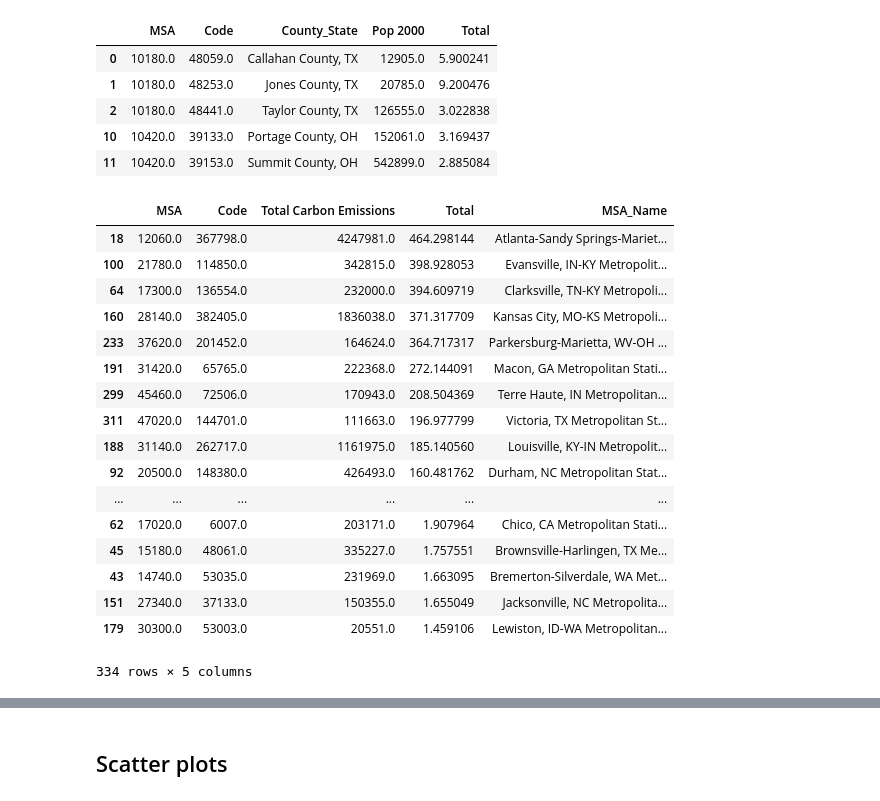
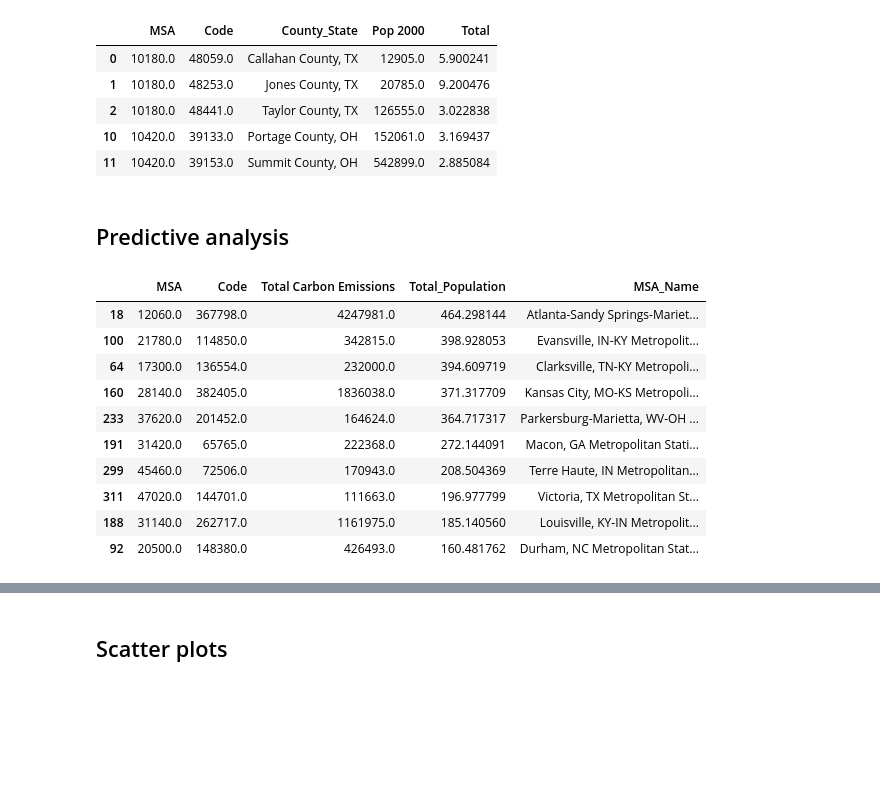
Before and after one commit to esanzglez/Study_of_Optimal_City, a Jupyter notebook: Study_Optimal_City.ipynb, the cells around one changed output, grey strips where cells are left out. Saved outputs shown, nothing was run; the diff lists cells and outputs as text; code cells hidden in the pictures; blank space fills up the shorter version.

```diff
--- a/Study_Optimal_City.ipynb
+++ b/Study_Optimal_City.ipynb
@@ -65,25 +66,4 @@ SMA_Name.MSA = SMA_Name.MSA*10.0
 # %%
 MSA_total = pd.merge(MSAs,SMA_Name, on= 'MSA')
 # %%
-MSA_sort = MSA_total.sort_values('Total', ascending =False)
+MSA_sort = MSA_total.sort_values('Total_Population', ascending =False)
-# %%
-MSA_sort.sort
-# %% [output]
-|  | MSA | Code | Total Carbon Emissions | Total | MSA_Name |
-| 18 | 12060.0 | 367798.0 | 4247981.0 | 464.298144 | Atlanta-Sandy Springs-Mariet... |
-| 100 | 21780.0 | 114850.0 | 342815.0 | 398.928053 | Evansville, IN-KY Metropolit... |
-| 64 | 17300.0 | 136554.0 | 232000.0 | 394.609719 | Clarksville, TN-KY Metropoli... |
-| 160 | 28140.0 | 382405.0 | 1836038.0 | 371.317709 | Kansas City, MO-KS Metropoli... |
-| 233 | 37620.0 | 201452.0 | 164624.0 | 364.717317 | Parkersburg-Marietta, WV-OH ... |
-| 191 | 31420.0 | 65765.0 | 222368.0 | 272.144091 | Macon, GA Metropolitan Stati... |
-| 299 | 45460.0 | 72506.0 | 170943.0 | 208.504369 | Terre Haute, IN Metropolitan... |
-| 311 | 47020.0 | 144701.0 | 111663.0 | 196.977799 | Victoria, TX Metropolitan St... |
-| 188 | 31140.0 | 262717.0 | 1161975.0 | 185.140560 | Louisville, KY-IN Metropolit... |
-| 92 | 20500.0 | 148380.0 | 426493.0 | 160.481762 | Durham, NC Metropolitan Stat... |
-| ... | ... | ... | ... | ... | ... |
-| 62 | 17020.0 | 6007.0 | 203171.0 | 1.907964 | Chico, CA Metropolitan Stati... |
-| 45 | 15180.0 | 48061.0 | 335227.0 | 1.757551 | Brownsville-Harlingen, TX Me... |
-| 43 | 14740.0 | 53035.0 | 231969.0 | 1.663095 | Bremerton-Silverdale, WA Met... |
-| 151 | 27340.0 | 37133.0 | 150355.0 | 1.655049 | Jacksonville, NC Metropolita... |
-| 179 | 30300.0 | 53003.0 | 20551.0 | 1.459106 | Lewiston, ID-WA Metropolitan... |
-334 rows × 5 columns
@@ -91,0 +70,19 @@ MSA_sort.sort
+# %% [markdown]
+## Predictive analysis
+# %%
+# top 10 of most populated MSAs
+top_10 = MSA_sort.iloc[:10]
+# %%
+top_10
+# %% [output]
+|  | MSA | Code | Total Carbon Emissions | Total_Population | MSA_Name |
+| 18 | 12060.0 | 367798.0 | 4247981.0 | 464.298144 | Atlanta-Sandy Springs-Mariet... |
+| 100 | 21780.0 | 114850.0 | 342815.0 | 398.928053 | Evansville, IN-KY Metropolit... |
+| 64 | 17300.0 | 136554.0 | 232000.0 | 394.609719 | Clarksville, TN-KY Metropoli... |
+| 160 | 28140.0 | 382405.0 | 1836038.0 | 371.317709 | Kansas City, MO-KS Metropoli... |
+| 233 | 37620.0 | 201452.0 | 164624.0 | 364.717317 | Parkersburg-Marietta, WV-OH ... |
+| 191 | 31420.0 | 65765.0 | 222368.0 | 272.144091 | Macon, GA Metropolitan Stati... |
+| 299 | 45460.0 | 72506.0 | 170943.0 | 208.504369 | Terre Haute, IN Metropolitan... |
+| 311 | 47020.0 | 144701.0 | 111663.0 | 196.977799 | Victoria, TX Metropolitan St... |
+| 188 | 31140.0 | 262717.0 | 1161975.0 | 185.140560 | Louisville, KY-IN Metropolit... |
+| 92 | 20500.0 | 148380.0 | 426493.0 | 160.481762 | Durham, NC Metropolitan Stat... |
```
Also changed, not shown: parts of 11 cells of this notebook.
